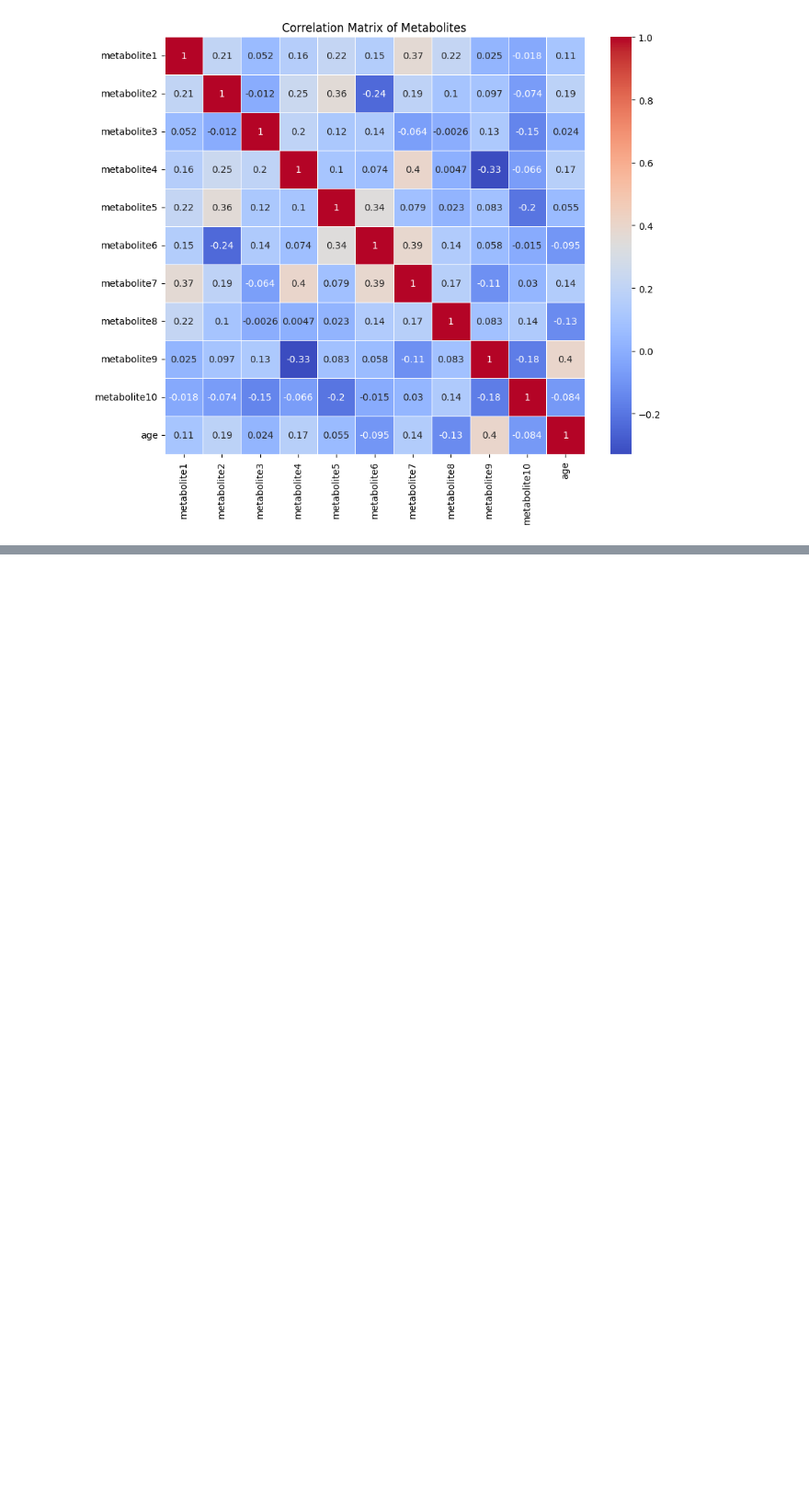
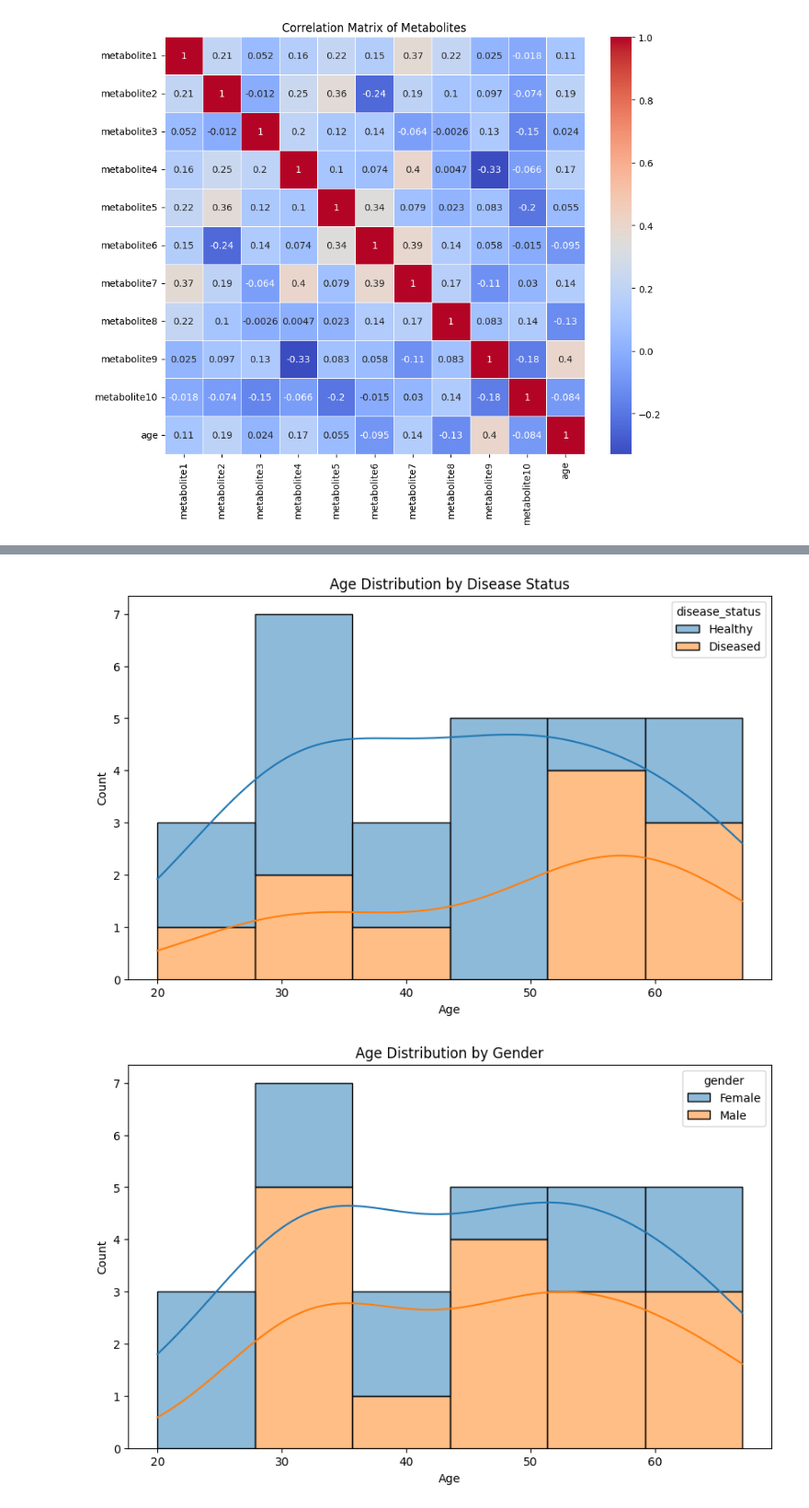
Before and after one commit to Gressling/cheminf-EDU, a Jupyter notebook: machineLearning/metabolomics_biomarker_discovery/metabolomics_biomarker_discovery.ipynb, the cells around one changed output, grey strips where cells are left out. Shown at 92% size. Cells and saved outputs as stored; diff of their text form; code cells hidden in the pictures; blank space fills up the shorter version.

```diff
--- a/machineLearning/metabolomics_biomarker_discovery/metabolomics_biomarker_discovery.ipynb
+++ b/machineLearning/metabolomics_biomarker_discovery/metabolomics_biomarker_discovery.ipynb
@@ -139,0 +257,22 @@ Healthy            0.451494      0.484593  41.941176
+# %%
+import seaborn as sns
+import matplotlib.pyplot as plt
+
+# Histogram of age distribution by disease status
+plt.figure(figsize=(10, 6))
+sns.histplot(data=df_results, x='age', hue='disease_status', multiple='stack', kde=True)
+plt.title('Age Distribution by Disease Status')
+plt.xlabel('Age')
+plt.ylabel('Count')
+plt.show()
+
+# Histogram of age distribution by gender
+plt.figure(figsize=(10, 6))
+sns.histplot(data=df_results, x='age', hue='gender', multiple='stack', kde=True)
+plt.title('Age Distribution by Gender')
+plt.xlabel('Age')
+plt.ylabel('Count')
+plt.show()
+# %% [output]
+[figure, added]
+[figure, added]
```
Also changed, not shown: parts of 9 cells of this notebook.
